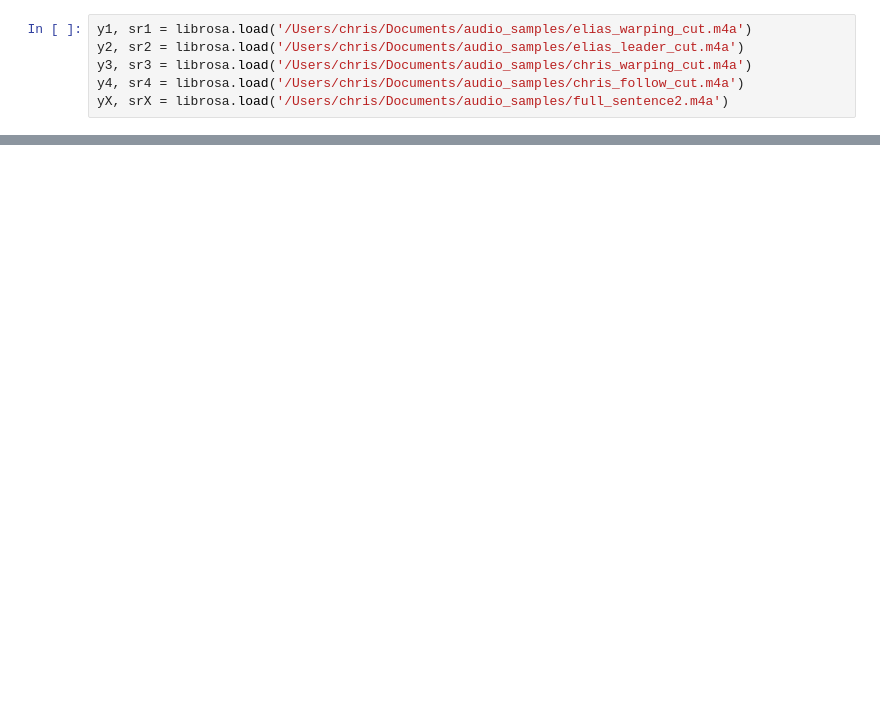
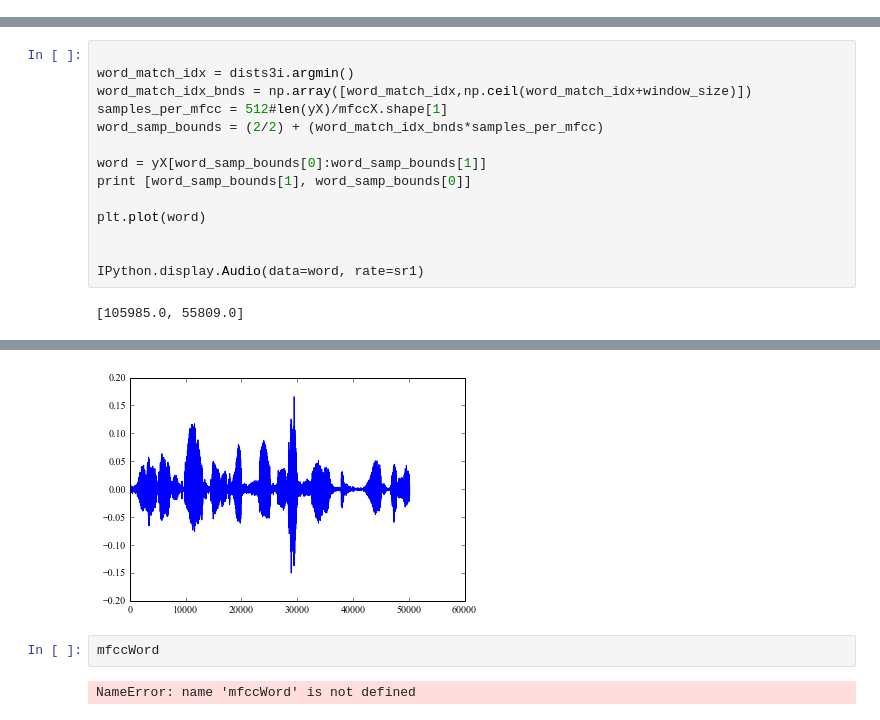
Before and after one commit to crawles/dtw, a Jupyter notebook: Untitled0.ipynb, the cells around one changed output, grey strips where cells are left out. Cells and saved outputs as stored; diff of their text form; blank space fills up the shorter version.

```diff
--- a/Untitled0.ipynb
+++ b/Untitled0.ipynb
@@ -8,6 +0,0 @@ import matplotlib.pyplot as plt
-# %%
-y1, sr1 = librosa.load('/Users/chris/Documents/audio_samples/elias_warping_cut.m4a')
-y2, sr2 = librosa.load('/Users/chris/Documents/audio_samples/elias_leader_cut.m4a')
-y3, sr3 = librosa.load('/Users/chris/Documents/audio_samples/chris_warping_cut.m4a')
-y4, sr4 = librosa.load('/Users/chris/Documents/audio_samples/chris_follow_cut.m4a')
-yX, srX = librosa.load('/Users/chris/Documents/audio_samples/full_sentence2.m4a')
@@ -13,0 +155,16 @@ yX, srX = librosa.load('/Users/chris/Documents/audio_samples/full_sentence2.m4a'
+# %%
+
+word_match_idx = dists3i.argmin()
+word_match_idx_bnds = np.array([word_match_idx,np.ceil(word_match_idx+window_size)])
+samples_per_mfcc = 512#len(yX)/mfccX.shape[1]
+word_samp_bounds = (2/2) + (word_match_idx_bnds*samples_per_mfcc)
+
+word = yX[word_samp_bounds[0]:word_samp_bounds[1]]
+print [word_samp_bounds[1], word_samp_bounds[0]]
+
+plt.plot(word)
+
+
+IPython.display.Audio(data=word, rate=sr1)
+# %% [output]
+[105985.0, 55809.0]
@@ -13,0 +172,5 @@ yX, srX = librosa.load('/Users/chris/Documents/audio_samples/full_sentence2.m4a'
+[figure, added]
+# %%
+mfccWord
+# %% [output]
+NameError: name 'mfccWord' is not defined
```
Also changed, not shown: parts of 48 cells of this notebook, 39 other files.
